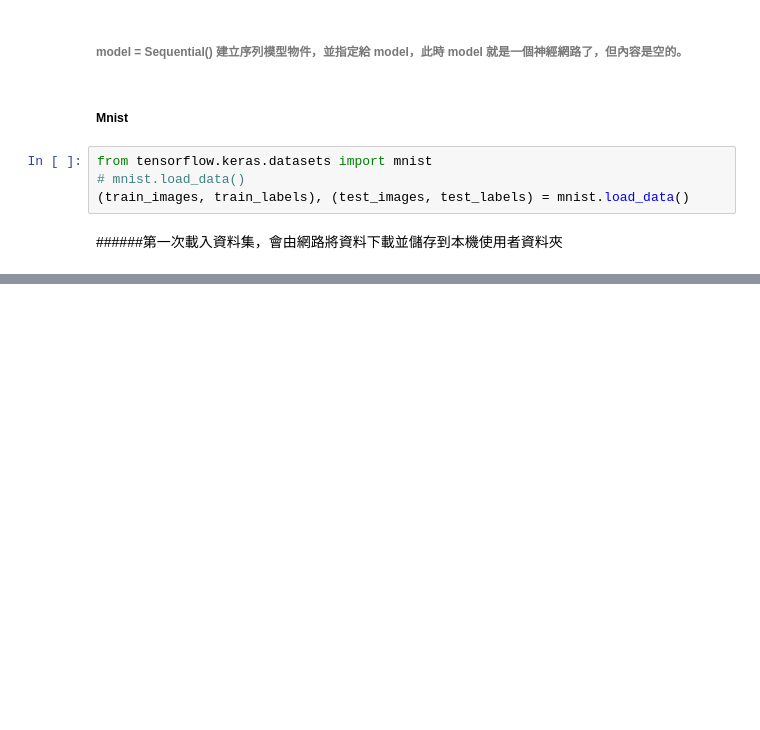
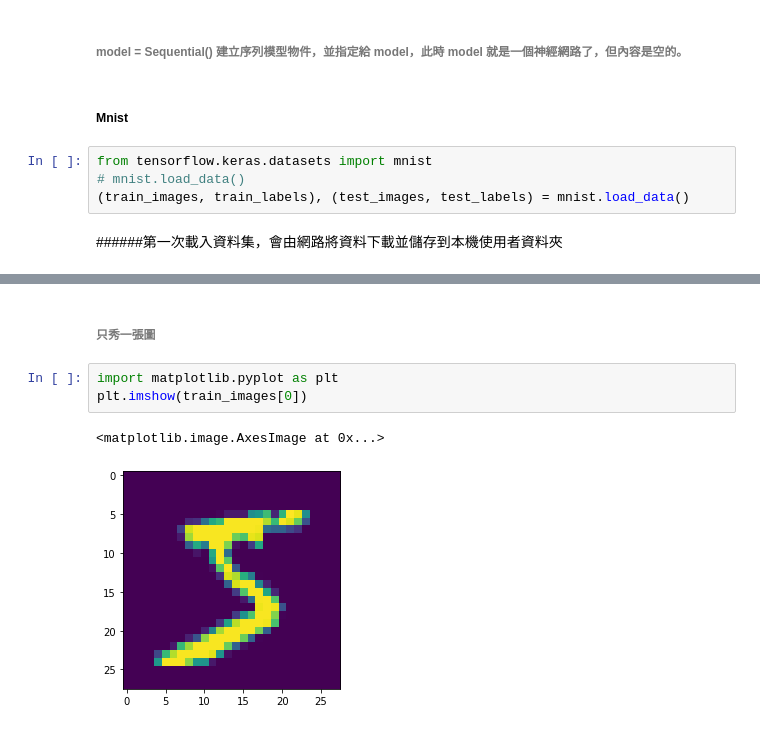
Before and after one commit to Whaleman0423/-Python-book-practice, a Jupyter notebook: tfKs_ch1_初探Keras20211020.ipynb, the cells around one changed output, grey strips where cells are left out. Cells and saved outputs as stored; diff of their text form; blank space fills up the shorter version.

```diff
--- a/tfKs_ch1_初探Keras20211020.ipynb
+++ b/tfKs_ch1_初探Keras20211020.ipynb
@@ -26,0 +43,8 @@ from tensorflow.keras.datasets import mnist
+# %% [markdown]
+###### 只秀一張圖
+# %%
+import matplotlib.pyplot as plt
+plt.imshow(train_images[0])
+# %% [output]
+<matplotlib.image.AxesImage at 0x...>
+[figure, added]
```
Also changed, not shown: parts of 12 cells of this notebook.
